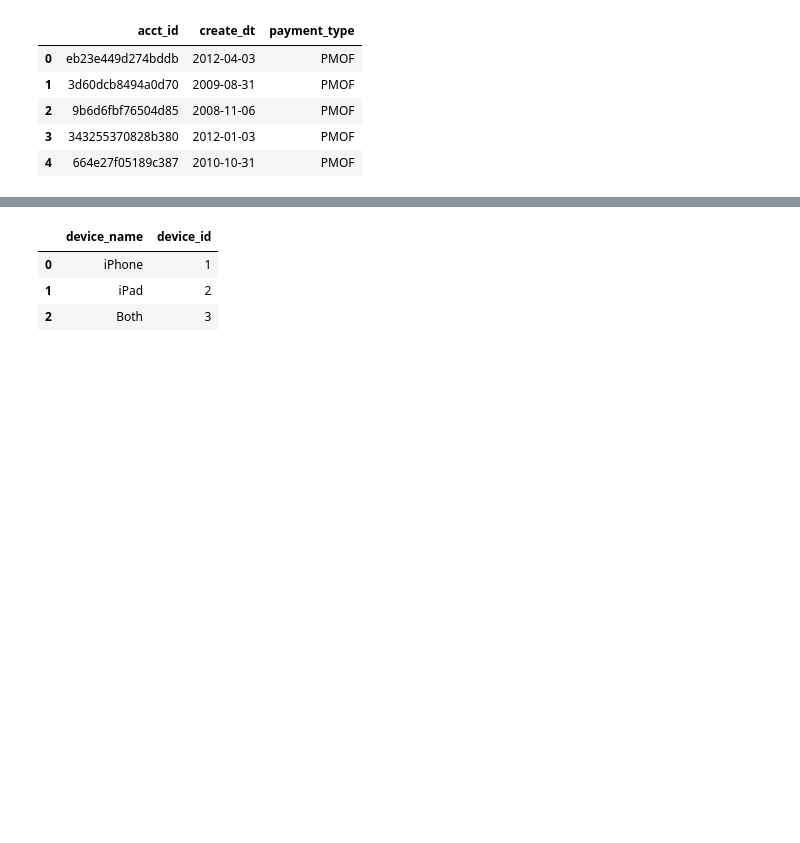
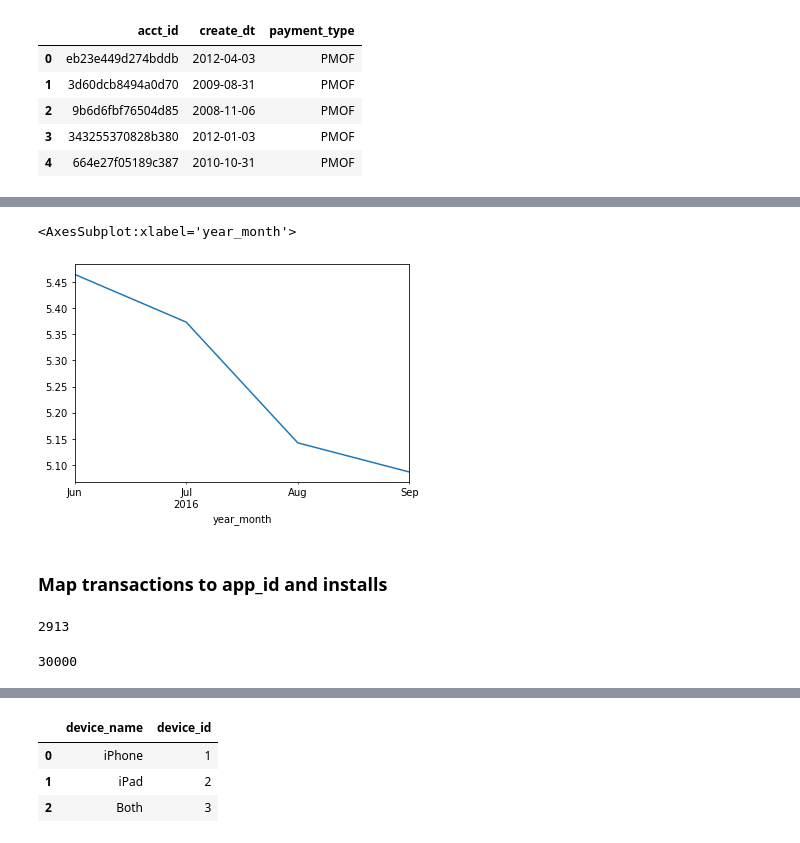
Before and after one commit to sudaksh-bit2/Arcade_DC, a Jupyter notebook: read_data.ipynb, the cells around one changed output, grey strips where cells are left out. Cells and saved outputs as stored; diff of their text form; code cells hidden in the pictures; blank space fills up the shorter version.

```diff
--- a/read_data.ipynb
+++ b/read_data.ipynb
@@ -41,0 +64,15 @@ trans.head()
+# %%
+trans.groupby('year_month').price.mean().plot()
+# %% [output]
+<AxesSubplot:xlabel='year_month'>
+[figure, added]
+# %% [markdown]
+### Map transactions to app_id and installs
+# %%
+trans.content_id.nunique()
+# %% [output]
+2913
+# %%
+trans.acct_id.nunique()
+# %% [output]
+30000
```
Also changed, not shown: parts of 24 cells of this notebook, 1 other file.
